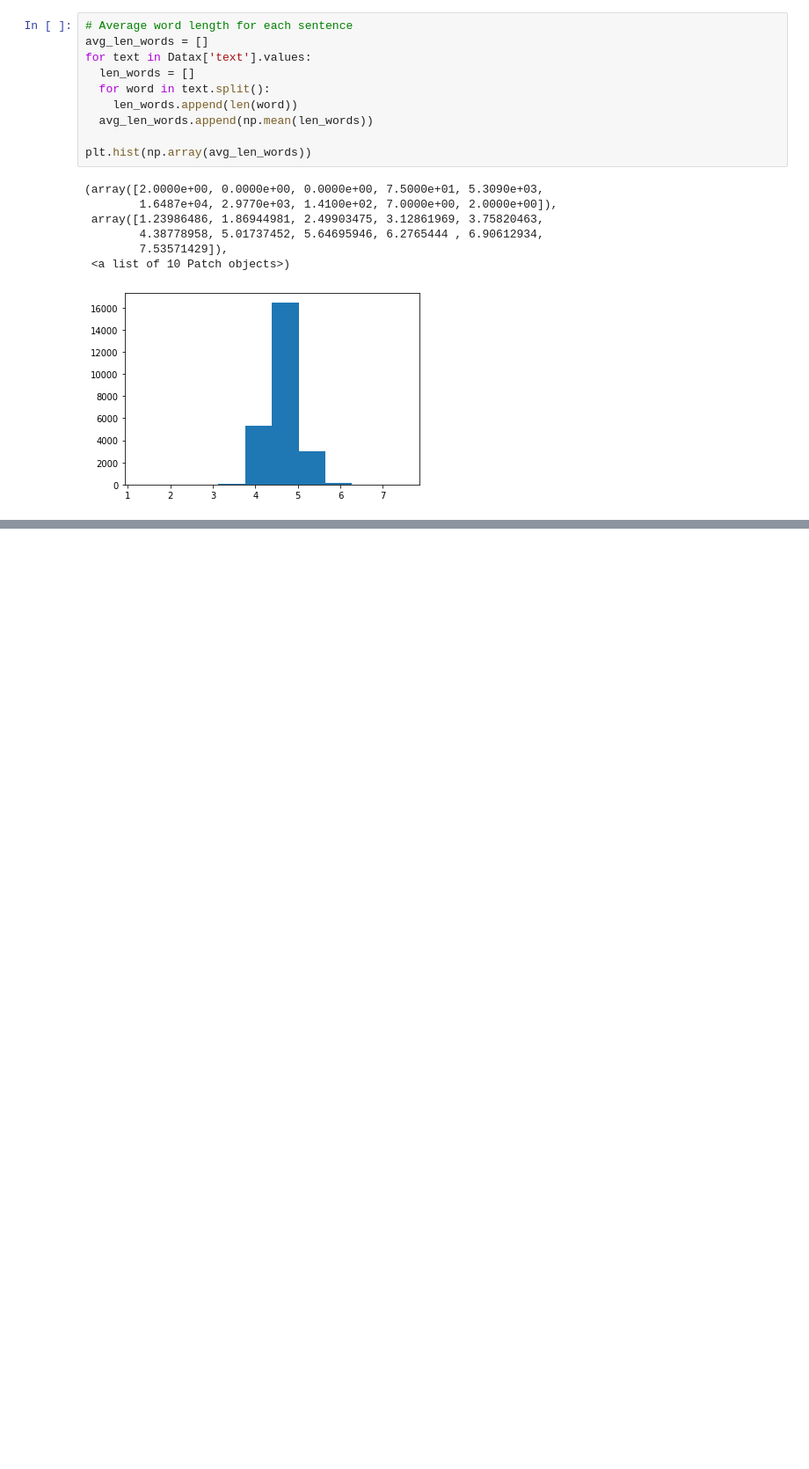
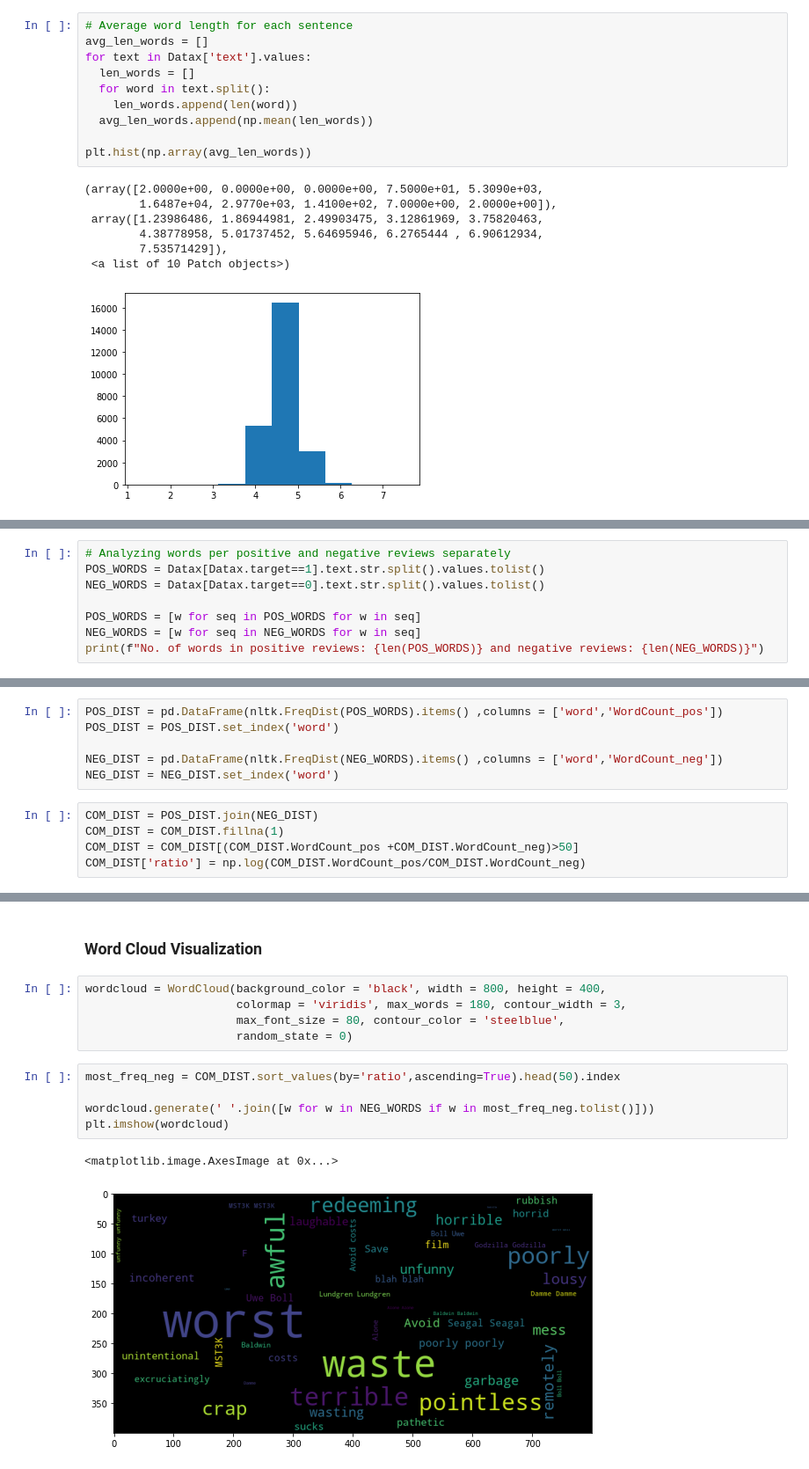
Before and after one commit to adib0073/Educative_SSDS_course, a Jupyter notebook: notebooks/Text_Analytics_Tutorial.ipynb, the cells around one changed output, grey strips where cells are left out. Shown at 88% size. Cells and saved outputs as stored; diff of their text form; blank space fills up the shorter version.

```diff
--- a/notebooks/Text_Analytics_Tutorial.ipynb
+++ b/notebooks/Text_Analytics_Tutorial.ipynb
@@ -148,0 +154,8 @@ plt.hist(np.array(avg_len_words))
+# %%
+# Analyzing words per positive and negative reviews separately
+POS_WORDS = Datax[Datax.target==1].text.str.split().values.tolist()
+NEG_WORDS = Datax[Datax.target==0].text.str.split().values.tolist()
+
+POS_WORDS = [w for seq in POS_WORDS for w in seq]
+NEG_WORDS = [w for seq in NEG_WORDS for w in seq]
+print(f"No. of words in positive reviews: {len(POS_WORDS)} and negative reviews: {len(NEG_WORDS)}")
@@ -148,0 +190,11 @@ plt.hist(np.array(avg_len_words))
+# %%
+POS_DIST = pd.DataFrame(nltk.FreqDist(POS_WORDS).items() ,columns = ['word','WordCount_pos'])
+POS_DIST = POS_DIST.set_index('word')
+
+NEG_DIST = pd.DataFrame(nltk.FreqDist(NEG_WORDS).items() ,columns = ['word','WordCount_neg'])
+NEG_DIST = NEG_DIST.set_index('word')
+# %%
+COM_DIST = POS_DIST.join(NEG_DIST)
+COM_DIST = COM_DIST.fillna(1)
+COM_DIST = COM_DIST[(COM_DIST.WordCount_pos +COM_DIST.WordCount_neg)>50]
+COM_DIST['ratio'] = np.log(COM_DIST.WordCount_pos/COM_DIST.WordCount_neg)
@@ -148,0 +243,15 @@ plt.hist(np.array(avg_len_words))
+# %% [markdown]
+### Word Cloud Visualization
+# %%
+wordcloud = WordCloud(background_color = 'black', width = 800, height = 400,
+                      colormap = 'viridis', max_words = 180, contour_width = 3,
+                      max_font_size = 80, contour_color = 'steelblue',
+                      random_state = 0)
+# %%
+most_freq_neg = COM_DIST.sort_values(by='ratio',ascending=True).head(50).index
+
+wordcloud.generate(' '.join([w for w in NEG_WORDS if w in most_freq_neg.tolist()]))
+plt.imshow(wordcloud)
+# %% [output]
+<matplotlib.image.AxesImage at 0x...>
+[figure, added]
```
Also changed, not shown: parts of 12 cells of this notebook.
